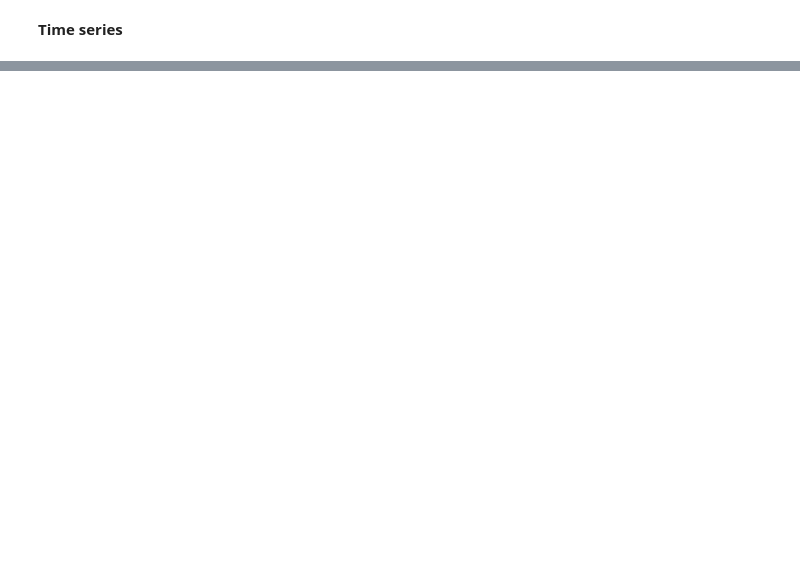
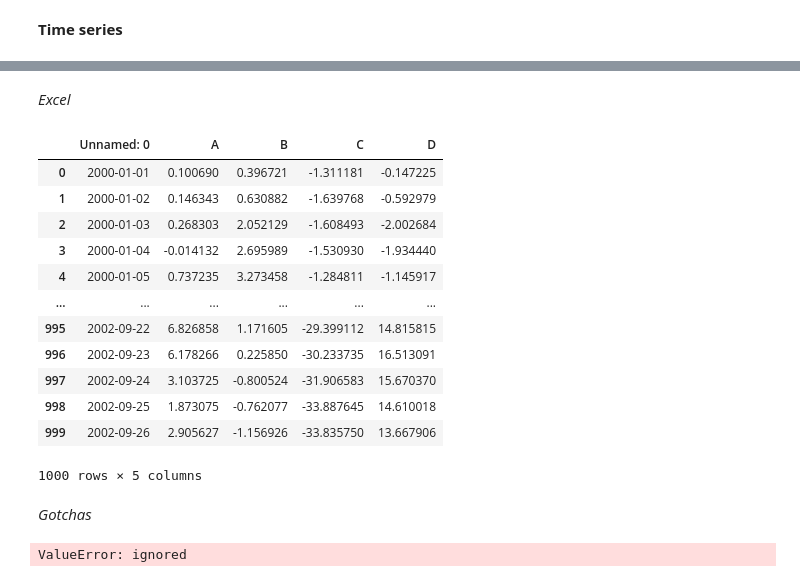
Before and after one commit to prjanarthanan/DSL1, a Jupyter notebook: 10mins_python.ipynb, the cells around one changed output, grey strips where cells are left out. Saved outputs shown, nothing was run; the diff lists cells and outputs as text; code cells hidden in the pictures; blank space fills up the shorter version.

```diff
--- a/10mins_python.ipynb
+++ b/10mins_python.ipynb
@@ -844,0 +1003,2 @@ Freq: MS, dtype: float64
+# %% [markdown]
+*Excel*
@@ -844,0 +1007,23 @@ Freq: MS, dtype: float64
+# %%
+pd.read_excel('foo.xlsx', 'Sheet1', index_col=None, na_values=['NA'])
+# %% [output]
+|  | Unnamed: 0 | A | B | C | D |
+| 0 | 2000-01-01 | 0.100690 | 0.396721 | -1.311181 | -0.147225 |
+| 1 | 2000-01-02 | 0.146343 | 0.630882 | -1.639768 | -0.592979 |
+| 2 | 2000-01-03 | 0.268303 | 2.052129 | -1.608493 | -2.002684 |
+| 3 | 2000-01-04 | -0.014132 | 2.695989 | -1.530930 | -1.934440 |
+| 4 | 2000-01-05 | 0.737235 | 3.273458 | -1.284811 | -1.145917 |
+| ... | ... | ... | ... | ... | ... |
+| 995 | 2002-09-22 | 6.826858 | 1.171605 | -29.399112 | 14.815815 |
+| 996 | 2002-09-23 | 6.178266 | 0.225850 | -30.233735 | 16.513091 |
+| 997 | 2002-09-24 | 3.103725 | -0.800524 | -31.906583 | 15.670370 |
+| 998 | 2002-09-25 | 1.873075 | -0.762077 | -33.887645 | 14.610018 |
+| 999 | 2002-09-26 | 2.905627 | -1.156926 | -33.835750 | 13.667906 |
+1000 rows × 5 columns
+# %% [markdown]
+*Gotchas*
+# %%
+if pd.Series([False, True, False]):
+  print("I was true")
+# %% [output]
+ValueError: ignored
```
Also changed, not shown: parts of 83 cells of this notebook.
